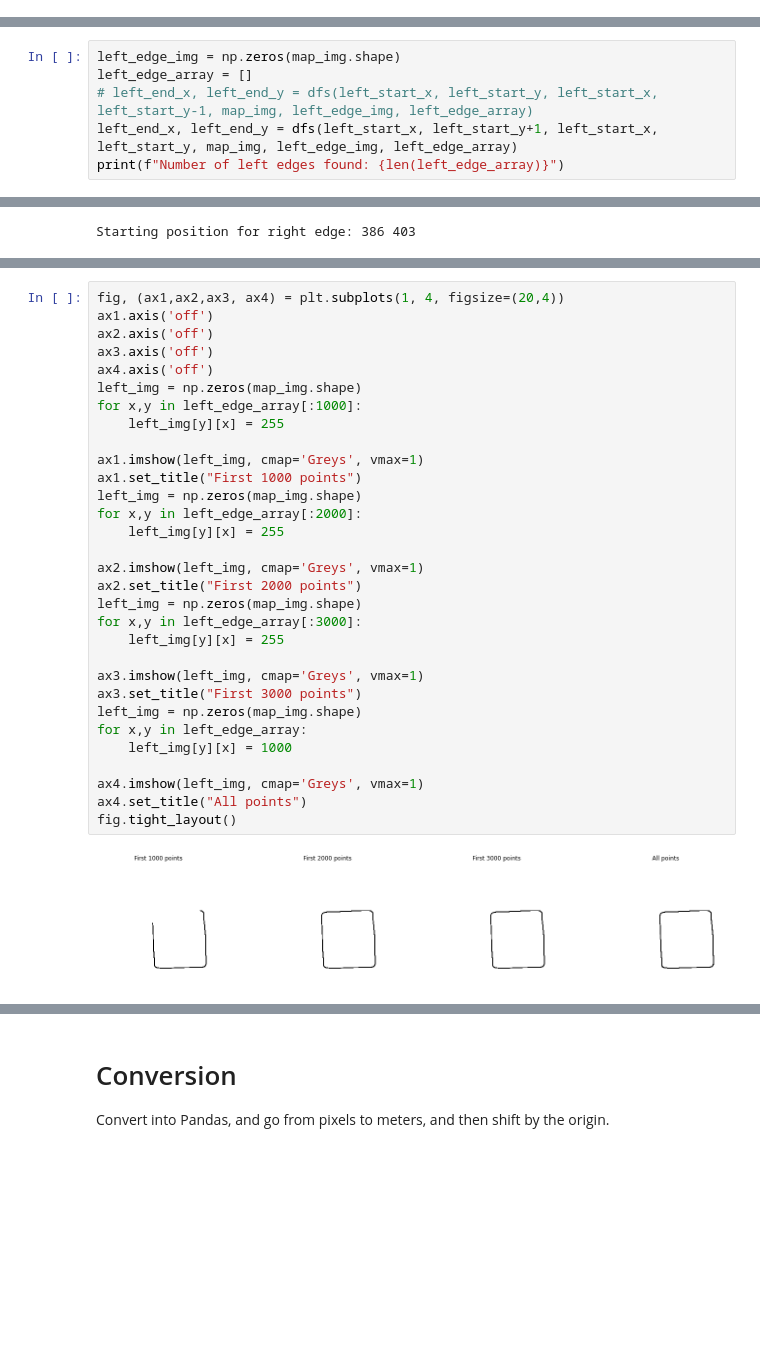
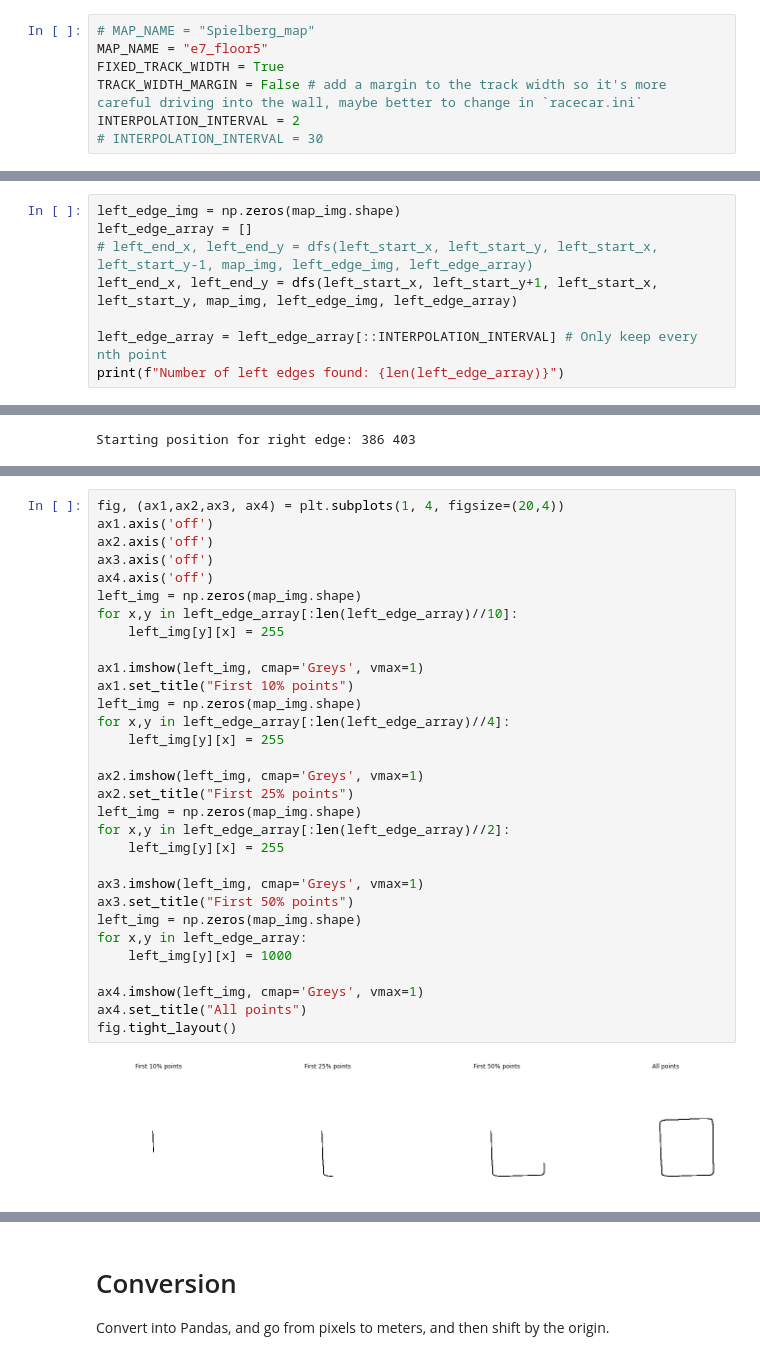
Before and after one commit to ynahum/Raceline-Optimization, a Jupyter notebook: maps/map_converter.ipynb, the cells around one changed output, grey strips where cells are left out. Saved outputs shown, nothing was run; the diff lists cells and outputs as text; blank space fills up the shorter version.

Commit message:
update params for better map

```diff
--- a/maps/map_converter.ipynb
+++ b/maps/map_converter.ipynb
@@ -33,3 +31,10 @@ MAP_NAME = "e7_floor5"
+# %%
+# MAP_NAME = "Spielberg_map"
+MAP_NAME = "e7_floor5"
+FIXED_TRACK_WIDTH = True
+TRACK_WIDTH_MARGIN = False # add a margin to the track width so it's more careful driving into the wall, maybe better to change in `racecar.ini`
+INTERPOLATION_INTERVAL = 2
+# INTERPOLATION_INTERVAL = 30
 # %%
 # Modified from https://github.com/CL2-UWaterloo/Head-to-Head-Autonomous-Racing/blob/main/gym/f110_gym/envs/laser_models.py
 # load map image
@@ -142,5 +148,7 @@ left_edge_img = np.zeros(map_img.shape)
 left_edge_array = []
 # left_end_x, left_end_y = dfs(left_start_x, left_start_y, left_start_x, left_start_y-1, map_img, left_edge_img, left_edge_array)
 left_end_x, left_end_y = dfs(left_start_x, left_start_y+1, left_start_x, left_start_y, map_img, left_edge_img, left_edge_array)
+
+left_edge_array = left_edge_array[::INTERPOLATION_INTERVAL] # Only keep every nth point
 print(f"Number of left edges found: {len(left_edge_array)}")
 # %% [output]
@@ -169,36 +179,36 @@ Number of right edges found: 1165
 # %%
 fig, (ax1,ax2,ax3, ax4) = plt.subplots(1, 4, figsize=(20,4))
 ax1.axis('off')
 ax2.axis('off')
 ax3.axis('off')
 ax4.axis('off')
 left_img = np.zeros(map_img.shape)
-for x,y in left_edge_array[:1000]:
+for x,y in left_edge_array[:len(left_edge_array)//10]:
 	left_img[y][x] = 255
 
 ax1.imshow(left_img, cmap='Greys', vmax=1)
-ax1.set_title("First 1000 points")
+ax1.set_title("First 10% points")
 left_img = np.zeros(map_img.shape)
-for x,y in left_edge_array[:2000]:
+for x,y in left_edge_array[:len(left_edge_array)//4]:
 	left_img[y][x] = 255
 
 ax2.imshow(left_img, cmap='Greys', vmax=1)
-ax2.set_title("First 2000 points")
+ax2.set_title("First 25% points")
 left_img = np.zeros(map_img.shape)
-for x,y in left_edge_array[:3000]:
+for x,y in left_edge_array[:len(left_edge_array)//2]:
 	left_img[y][x] = 255
 
 ax3.imshow(left_img, cmap='Greys', vmax=1)
-ax3.set_title("First 3000 points")
+ax3.set_title("First 50% points")
 left_img = np.zeros(map_img.shape)
 for x,y in left_edge_array:
 	left_img[y][x] = 1000
 
 ax4.imshow(left_img, cmap='Greys', vmax=1)
 ax4.set_title("All points")
 fig.tight_layout()
 # %% [output]
-[figure, old version]
+[figure, new version]
 # %%
 fig, (ax1,ax2,ax3, ax4) = plt.subplots(1, 4, figsize=(20,4))
 ax1.axis('off')
```
Also changed, not shown: parts of 12 cells of this notebook, 8 other files.
